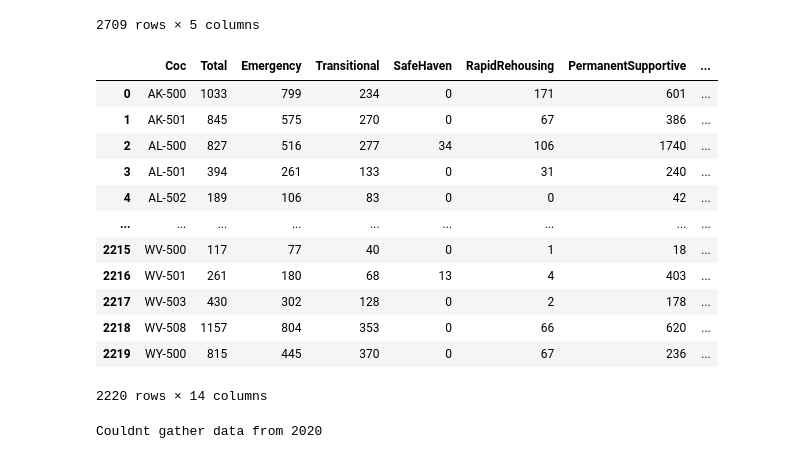
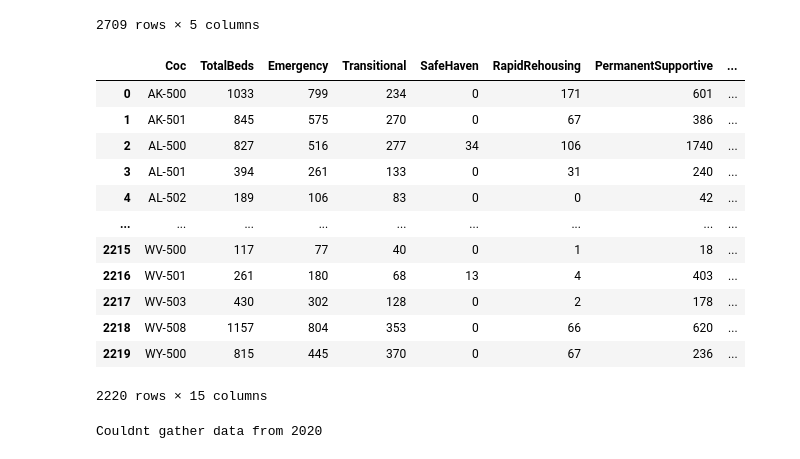
Before and after one commit to smsheehan/Class_Project, a Jupyter notebook: scripts/DatabaseCreation.ipynb, the cells around one changed output. Cells and saved outputs as stored; diff of their text form; code cells hidden in the pictures.

```diff
--- a/scripts/DatabaseCreation.ipynb
+++ b/scripts/DatabaseCreation.ipynb
@@ -201,29 +202,28 @@ grouped_df
 # %%
 # Merging the HIC PIT and County Data into CocData
 c.execute("""
 CREATE TABLE CocData AS
 SELECT * FROM ShelterAvalibility
 JOIN HomelessCounts
 ON ShelterAvalibility.CocYear = HomelessCounts.CocYear
 JOIN CocCountyData
 ON ShelterAvalibility.CocYear = CocCountyData.CocYear
 """)
 c.execute("ALTER TABLE CocData DROP 'CocYear:1';")
 c.execute("ALTER TABLE CocData DROP 'Coc:1';")
 c.execute("ALTER TABLE CocData DROP 'Year:1';")
-c.execute("ALTER TABLE CocData DROP 'Total:1';")
 c.execute("ALTER TABLE CocData DROP 'year:2';")
 c.execute("ALTER TABLE CocData DROP 'Coc:2';")
 c.execute("ALTER TABLE CocData DROP 'CocYear:2';")
 c.execute("ALTER TABLE CocData DROP 'index';")
 # Drop the old tables
 c.execute("DROP TABLE ShelterAvalibility")
 c.execute("DROP TABLE HomelessCounts")
 c.execute("DROP TABLE CountyData")
 
 pd.read_sql("SELECT * FROM CocData",con=conn)
 # %% [output]
-|  | Coc | Total | Emergency | Transitional | SafeHaven | RapidRehousing | PermanentSupportive | ... |
+|  | Coc | TotalBeds | Emergency | Transitional | SafeHaven | RapidRehousing | PermanentSupportive | ... |
 | 0 | AK-500 | 1033 | 799 | 234 | 0 | 171 | 601 | ... |
 | 1 | AK-501 | 845 | 575 | 270 | 0 | 67 | 386 | ... |
 | 2 | AL-500 | 827 | 516 | 277 | 34 | 106 | 1740 | ... |
@@ -235,7 +235,7 @@ pd.read_sql("SELECT * FROM CocData",con=conn)
 | 2217 | WV-503 | 430 | 302 | 128 | 0 | 2 | 178 | ... |
 | 2218 | WV-508 | 1157 | 804 | 353 | 0 | 66 | 620 | ... |
 | 2219 | WY-500 | 815 | 445 | 370 | 0 | 67 | 236 | ... |
-2220 rows × 14 columns
+2220 rows × 15 columns
 # %%
 # Create The Funding Database and Dataframe
 for sheet in ["2020","2019","2018","2017","2016","2015","2014","2013"]:
```
Also changed, not shown: parts of 2 cells of this notebook.
